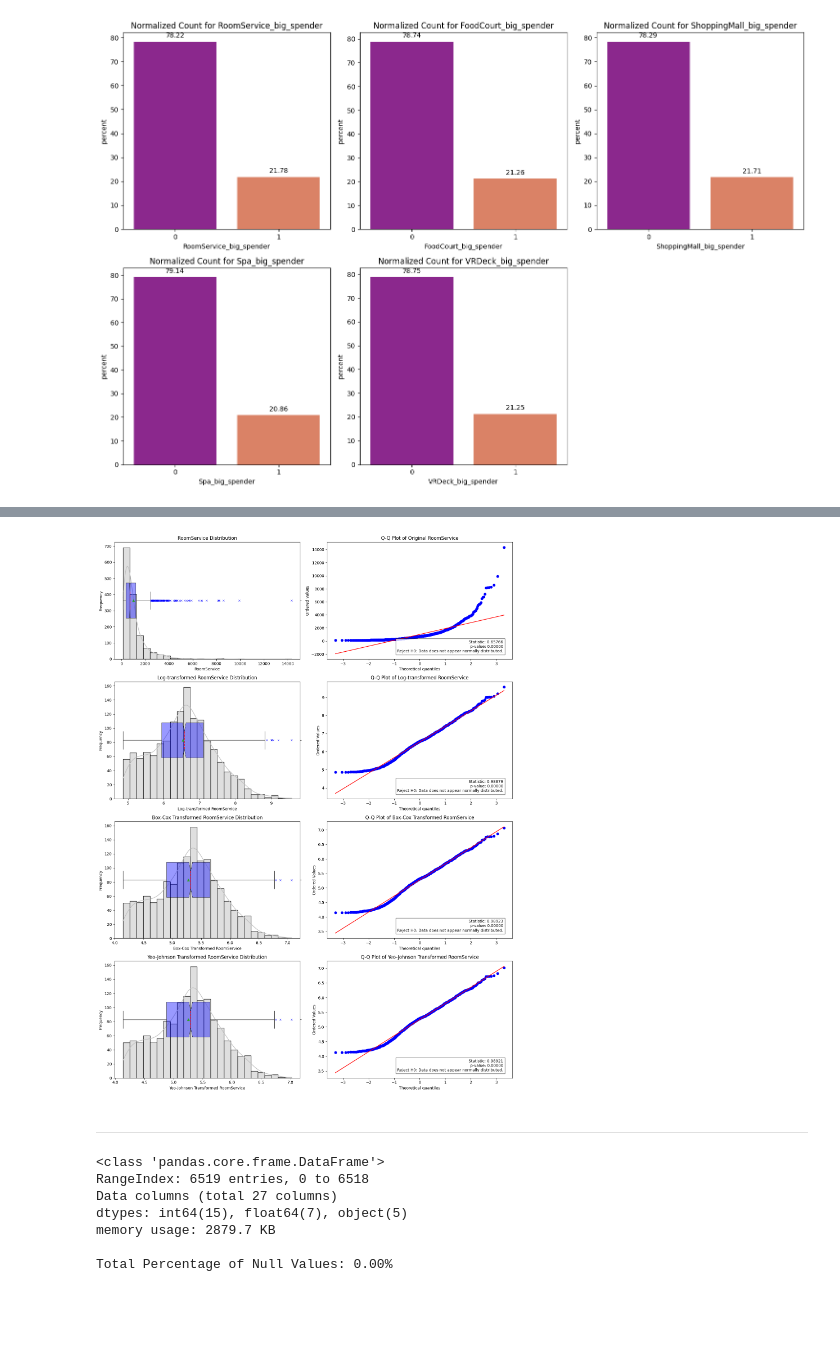
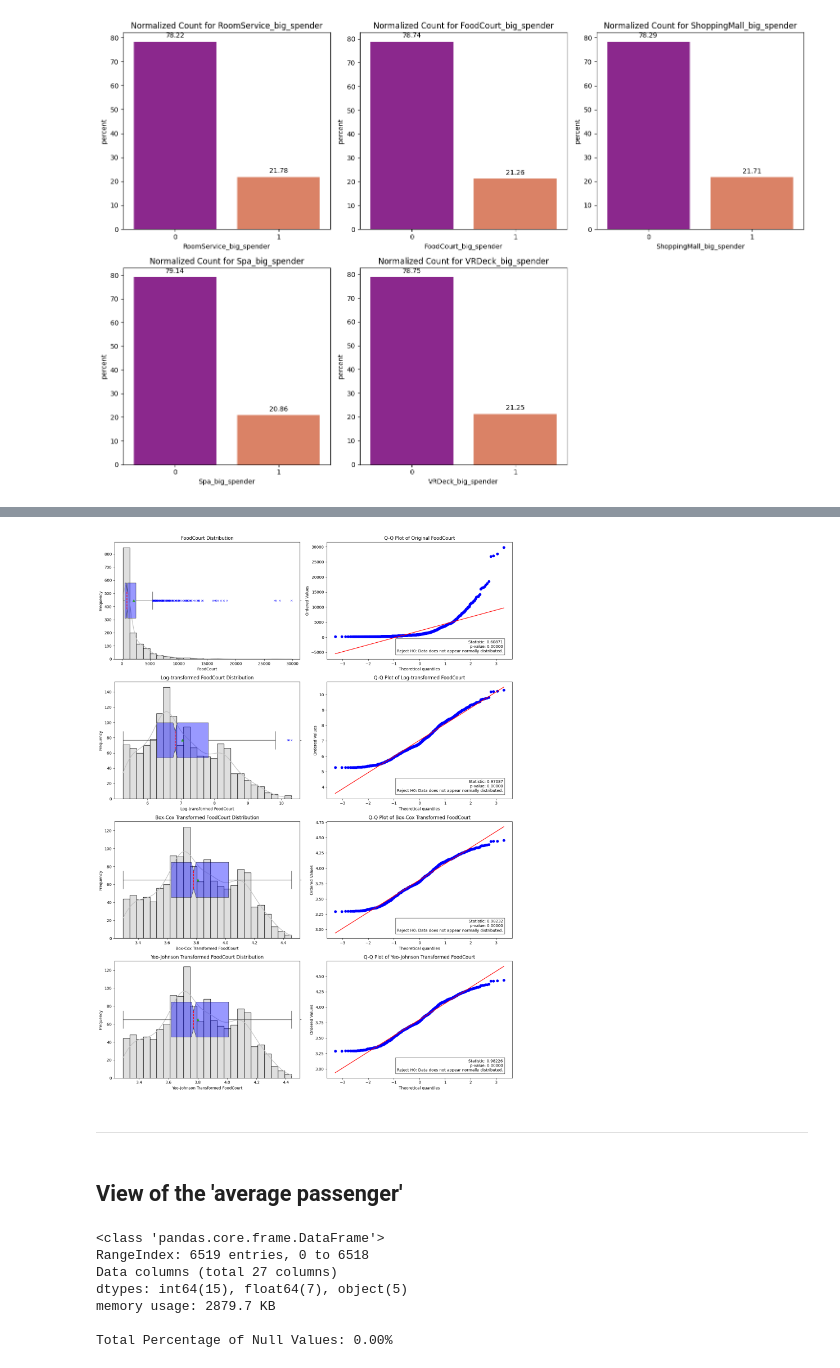
Before and after one commit to mailliwJ/spaceTitanic, a Jupyter notebook: notebooks/ep_I_clean_eda.ipynb, the cells around one changed output, grey strips where cells are left out. Drawn from its saved outputs; the diff is of its cells as text; code cells hidden in the pictures; blank space fills up the shorter version.

```diff
--- a/notebooks/ep_I_clean_eda.ipynb
+++ b/notebooks/ep_I_clean_eda.ipynb
@@ -169,4 +171,4 @@ train.head()
     - For now i will continue with a split dataset into train and validation
 # %%
 # Change NaNs to 'unk'
-train.fillna('unk', axis=1, inplace=True)
+"""train.fillna('unk', axis=1, inplace=True)"""
@@ -620,11 +638,13 @@ spaNormal = (train_set['Spa_big_spender'] == 0 & (train_set['Spa'] > 0))
 vrDeckOutliers = train_set['VRDeck_big_spender'] == 1
 vrDeckNormal = (train_set['VRDeck_big_spender'] == 0 & (train_set['VRDeck'] > 0))
 # %%
-viz.transform_distributions(train_set[roomServiceOutliers], 'RoomService', transformations=('log','boxcox','yeo-johnson'))
+viz.transform_distributions(train_set[foodCourtOutliers], 'FoodCourt', transformations=('log','boxcox','yeo-johnson'))
 # %% [output]
-[figure, old version]
+[figure, new version]
 # %% [markdown]
 ---
+# %% [markdown]
+## View of the 'average passenger'
 # %%
 # refresh the cat and num_cols lists
 info_df = mlt.describe_and_suggest(train_set)
```
Also changed, not shown: parts of 14 cells of this notebook.
